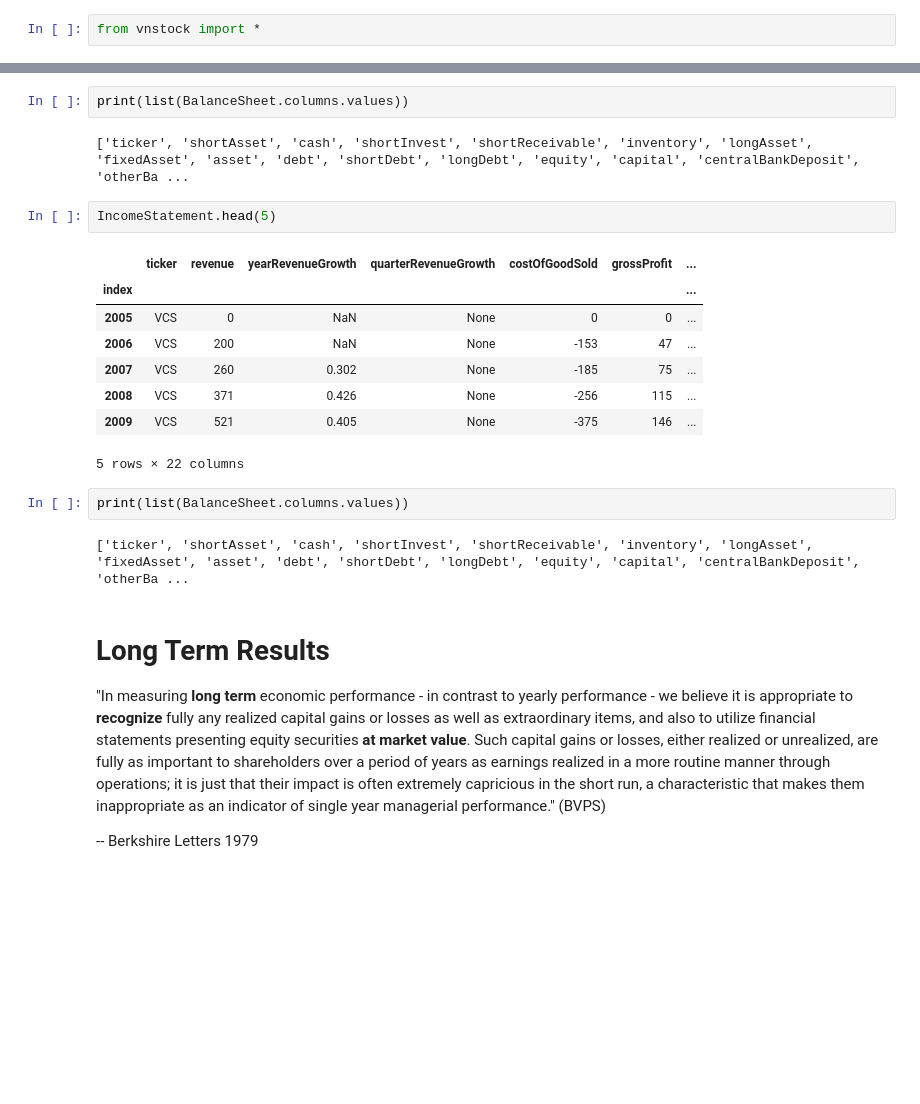
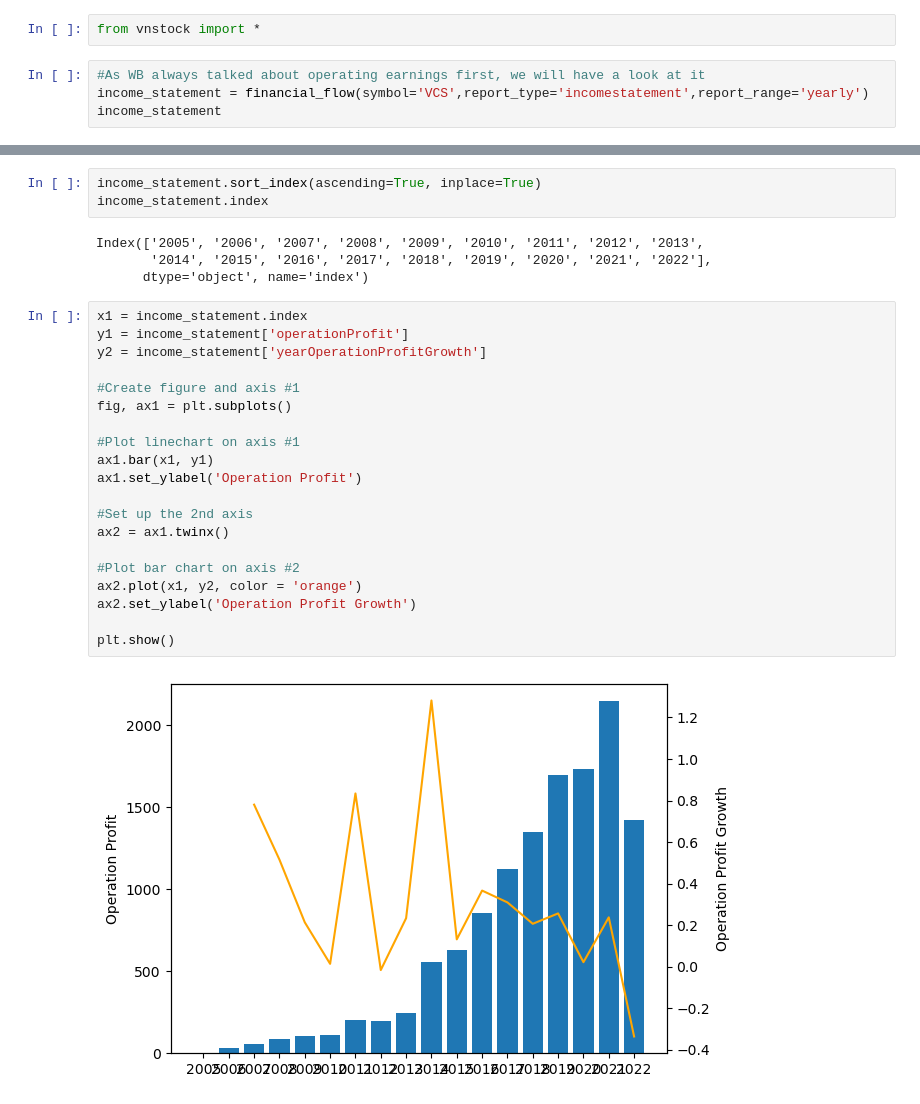
Before and after one commit to quang-g/VNStock-Analysis, a Jupyter notebook: VCS.ipynb, the cells around one changed output, grey strips where cells are left out. Cells and saved outputs as stored; diff of their text form; blank space fills up the shorter version.

Commit message:
Add files via upload
Equity chart added

```diff
--- a/VCS.ipynb
+++ b/VCS.ipynb
@@ -2,3 +2,7 @@
 # pip install git+https://github.com/thinh-vu/vnstock.git@main
 # %%
 from vnstock import *
+# %%
+#As WB always talked about operating earnings first, we will have a look at it
+income_statement = financial_flow(symbol='VCS',report_type='incomestatement',report_range='yearly')
+income_statement
@@ -106,24 +31,29 @@ g.map(sns.histplot, "exerciseDate")
-# %%
-print(list(BalanceSheet.columns.values))
-# %% [output]
-['ticker', 'shortAsset', 'cash', 'shortInvest', 'shortReceivable', 'inventory', 'longAsset', 'fixedAsset', 'asset', 'debt', 'shortDebt', 'longDebt', 'equity', 'capital', 'centralBankDeposit', 'otherBa ...
-# %%
-IncomeStatement.head(5)
-# %% [output]
-|  | ticker | revenue | yearRevenueGrowth | quarterRevenueGrowth | costOfGoodSold | grossProfit | ... |
-| index |  |  |  |  |  |  | ... |
-| 2005 | VCS | 0 | NaN | None | 0 | 0 | ... |
-| 2006 | VCS | 200 | NaN | None | -153 | 47 | ... |
-| 2007 | VCS | 260 | 0.302 | None | -185 | 75 | ... |
-| 2008 | VCS | 371 | 0.426 | None | -256 | 115 | ... |
-| 2009 | VCS | 521 | 0.405 | None | -375 | 146 | ... |
-5 rows × 22 columns
-# %%
-print(list(BalanceSheet.columns.values))
-# %% [output]
-['ticker', 'shortAsset', 'cash', 'shortInvest', 'shortReceivable', 'inventory', 'longAsset', 'fixedAsset', 'asset', 'debt', 'shortDebt', 'longDebt', 'equity', 'capital', 'centralBankDeposit', 'otherBa ...
-# %% [markdown]
-# Long Term Results
-"In measuring **long term** economic performance - in contrast to yearly performance - we believe it is appropriate to **recognize** fully any realized capital gains or losses as well as extraordinary items, and also to utilize financial statements presenting equity securities **at market value**.  Such capital gains or losses, either realized or unrealized, are fully as important to shareholders over a period of years as earnings realized in a more routine manner through operations; it is just that their impact is often extremely capricious in the short run, a characteristic that makes them inappropriate as an indicator of single year managerial performance."  (BVPS)
-
--- Berkshire Letters 1979
+# %%
+income_statement.sort_index(ascending=True, inplace=True)
+income_statement.index
+# %% [output]
+Index(['2005', '2006', '2007', '2008', '2009', '2010', '2011', '2012', '2013',
+       '2014', '2015', '2016', '2017', '2018', '2019', '2020', '2021', '2022'],
+      dtype='object', name='index')
+# %%
+x1 = income_statement.index
+y1 = income_statement['operationProfit']
+y2 = income_statement['yearOperationProfitGrowth']
+
+#Create figure and axis #1
+fig, ax1 = plt.subplots()
+
+#Plot linechart on axis #1
+ax1.bar(x1, y1)
+ax1.set_ylabel('Operation Profit')
+
+#Set up the 2nd axis
+ax2 = ax1.twinx()
+
+#Plot bar chart on axis #2
+ax2.plot(x1, y2, color = 'orange')
+ax2.set_ylabel('Operation Profit Growth')
+
+plt.show()
+# %% [output]
+[figure, added]
```
Also changed, not shown: parts of 12 cells of this notebook.
